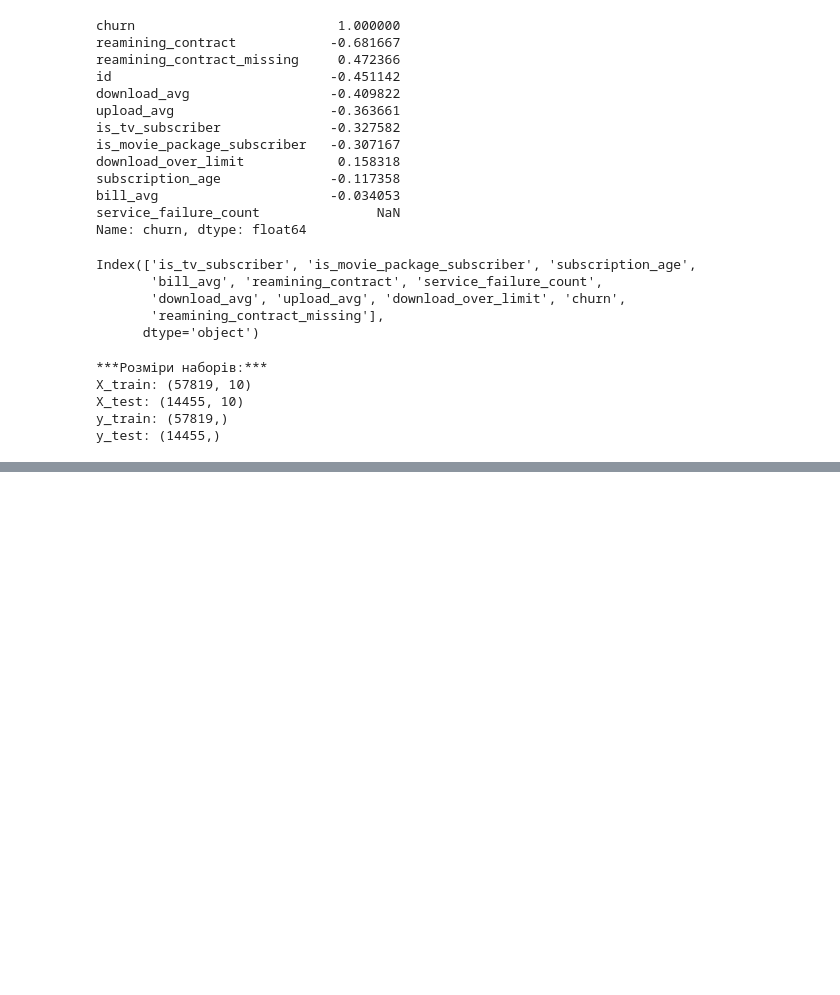
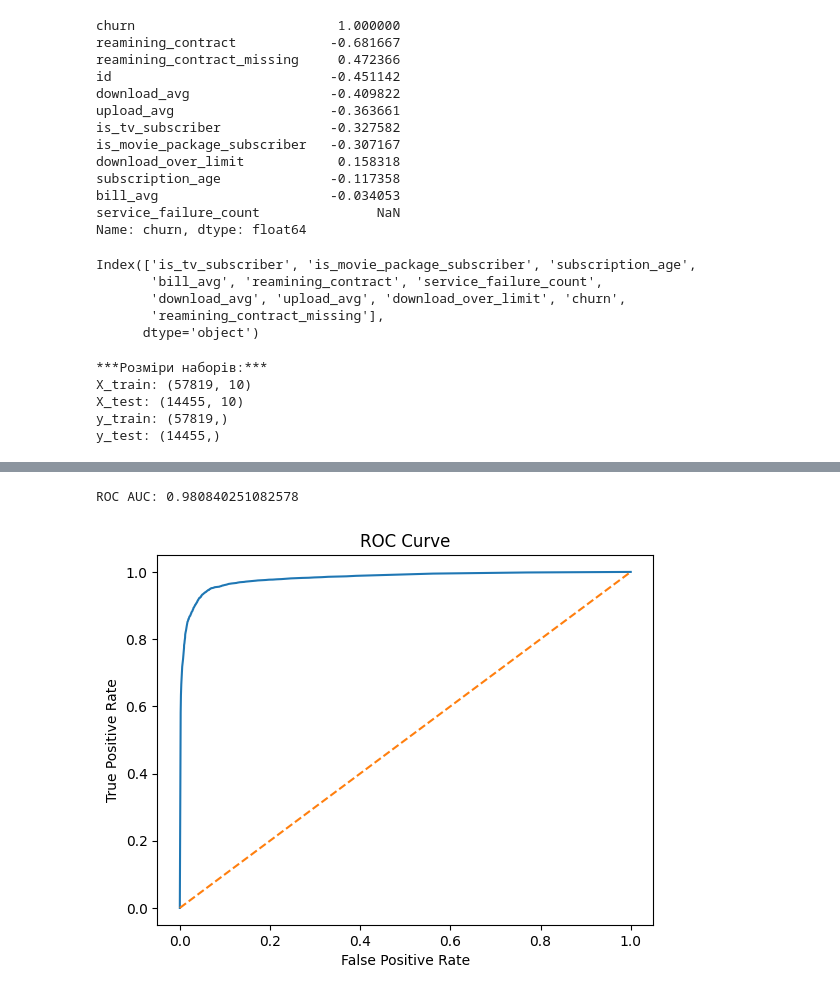
Before and after one commit to SHEV-4/telecom-churn-prediction, a Jupyter notebook: project_9_eda.ipynb, the cells around one changed output, grey strips where cells are left out. Cells and saved outputs as stored; diff of their text form; code cells hidden in the pictures; blank space fills up the shorter version.

Commit message:
Models

```diff
--- a/project_9_eda.ipynb
+++ b/project_9_eda.ipynb
@@ -413,0 +468,26 @@ y_test: (14455,)
+# %%
+from sklearn.model_selection import GridSearchCV
+param_grid = {
+    "n_estimators": [100, 200],
+    "max_depth": [None, 5, 10],
+    "min_samples_split": [2, 5]
+}
+
+rf = RandomForestClassifier(
+    random_state=42,
+    class_weight="balanced"
+)
+
+grid_search = GridSearchCV(
+    estimator=rf,
+    param_grid=param_grid,
+    cv=5,
+    scoring="f1",
+    n_jobs=-1
+)
+
+grid_search.fit(X_train, y_train)
+
+print("Best parameters:", grid_search.best_params_)
+
+best_model = grid_search.best_estimator_
@@ -413,0 +524,17 @@ y_test: (14455,)
+# %%
+from sklearn.metrics import roc_curve
+y_proba = best_model.predict_proba(X_test)[:, 1]
+auc = roc_auc_score(y_test, y_proba)
+print("ROC AUC:", auc)
+
+fpr, tpr, _ = roc_curve(y_test, y_proba)
+
+plt.plot(fpr, tpr)
+plt.plot([0,1],[0,1],'--')
+plt.xlabel("False Positive Rate")
+plt.ylabel("True Positive Rate")
+plt.title("ROC Curve")
+plt.show()
+# %% [output]
+ROC AUC: 0.980840251082578
+[figure, added]
```
Also changed, not shown: parts of 10 cells of this notebook.
